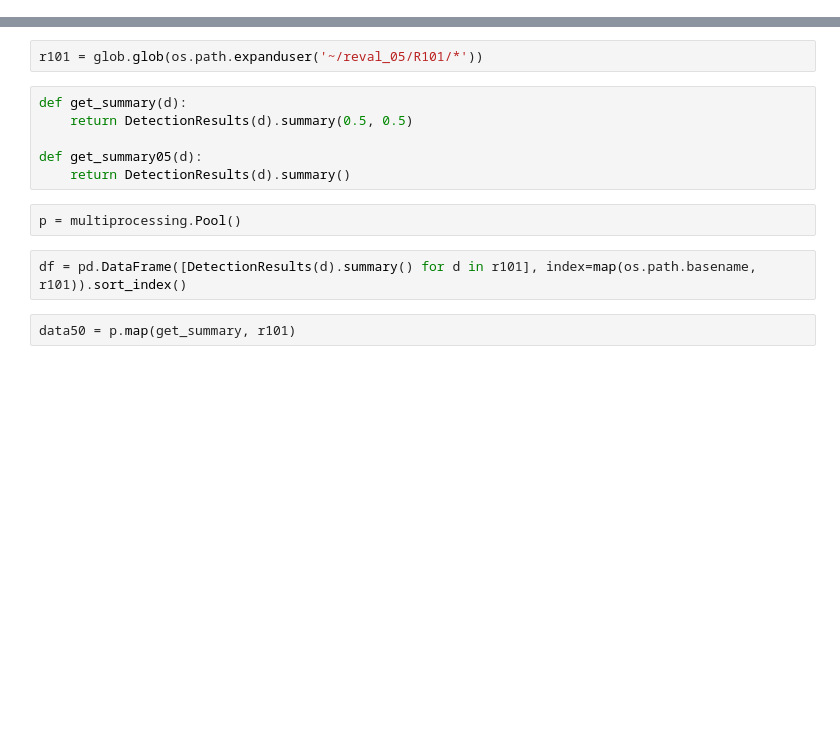
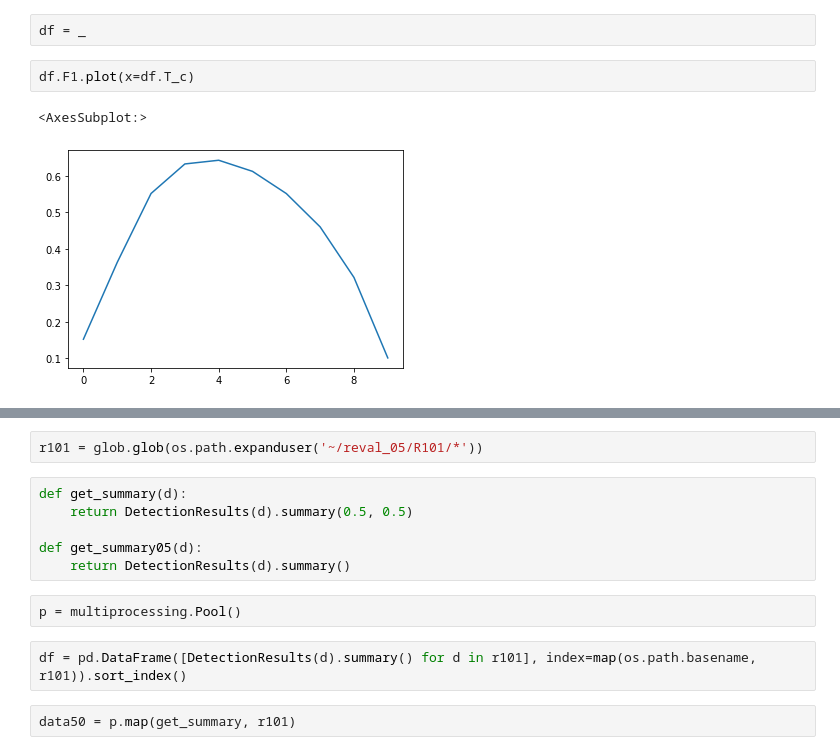
Before and after one commit to tgandor/urban_oculus, a Jupyter notebook: 2021-07-03-metrics-plots.ipynb, the cells around one changed output, grey strips where cells are left out. Cells and saved outputs as stored; diff of their text form; blank space fills up the shorter version.

```diff
--- a/2021-07-03-metrics-plots.ipynb
+++ b/2021-07-03-metrics-plots.ipynb
@@ -31,0 +24,7 @@ s.subdirs
+# %%
+df = _
+# %%
+df.F1.plot(x=df.T_c)
+# %% [output]
+<AxesSubplot:>
+[figure, added]
```
Also changed, not shown: parts of 14 cells of this notebook, 2 other files.
